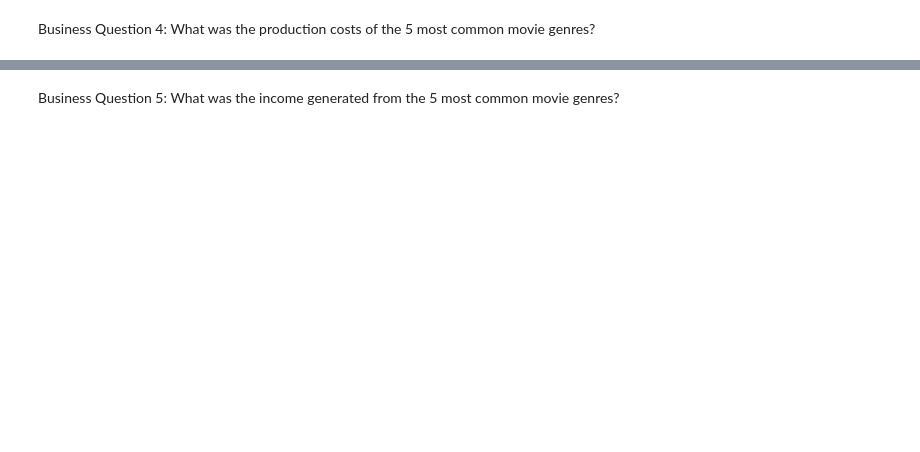
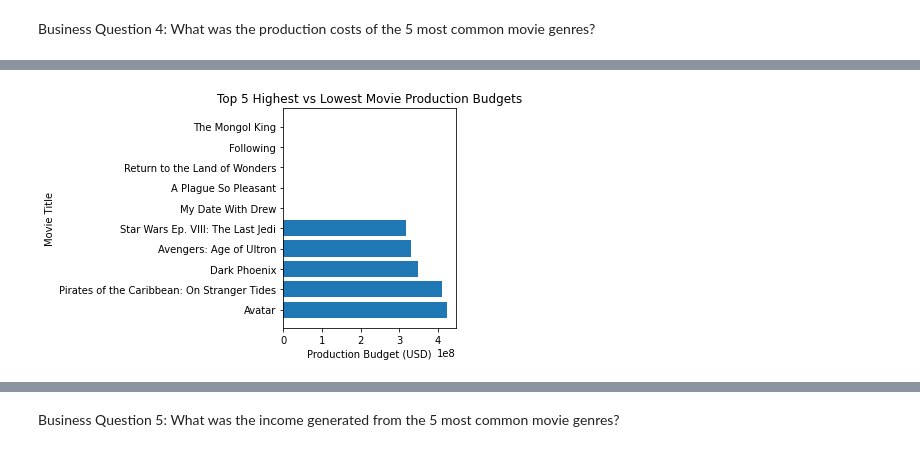
Before and after one commit to thomasamuti-cpu/Movies_project_moringa, a Jupyter notebook: student.ipynb, the cells around one changed output, grey strips where cells are left out. Drawn from its saved outputs; the diff is of its cells as text; code cells hidden in the pictures; blank space fills up the shorter version.

```diff
--- a/student.ipynb
+++ b/student.ipynb
@@ -509,0 +407,15 @@ Business Question 4: What was the production costs of the 5 most common movie ge
+# %%
+# Using data from numbers_df to determine which 5 movies had the highest vs lowest production costs
+
+#Selecting relevant columns
+budget_df = numbers_df[["movie", "production_budget"]]
+
+#Top 5 highest Production budgets
+
+highest_budget_movies = (
+    budget_df
+    .sort_values(by="production_budget", ascending=False)
+    .head(5)
+)
+
+highest_budget_movies
@@ -509,0 +429,10 @@ Business Question 4: What was the production costs of the 5 most common movie ge
+# %%
+# Top 5 lowest Production budgets
+
+lowest_budget_movies = (
+    budget_df
+    .sort_values(by="production_budget", ascending=True)
+    .head(5)
+)
+
+lowest_budget_movies
@@ -509,0 +446,17 @@ Business Question 4: What was the production costs of the 5 most common movie ge
+# %%
+# Visualization: combined visualization for movies with highest production budgets vs movies with lowest production budgets.
+
+import matplotlib.pyplot as plt
+
+# Combine for visualization
+combined = pd.concat([highest_budget_movies, lowest_budget_movies])
+
+plt.figure()
+plt.barh(combined["movie"], combined["production_budget"])
+plt.title("Top 5 Highest vs Lowest Movie Production Budgets")
+plt.xlabel("Production Budget (USD)")
+plt.ylabel("Movie Title")
+plt.tight_layout()
+plt.show()
+# %% [output]
+[figure, added]
```
Also changed, not shown: parts of 53 cells of this notebook, 1 other file.
